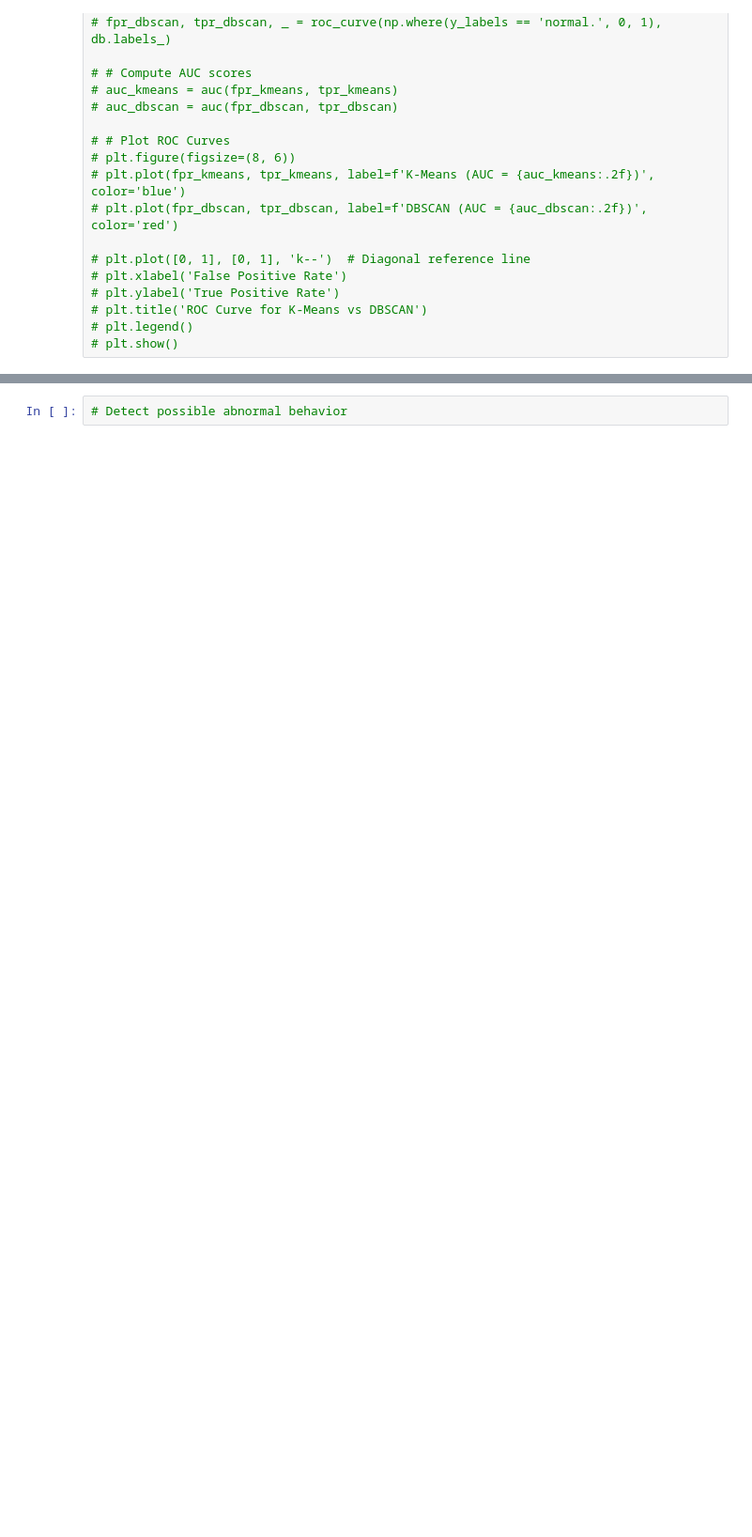
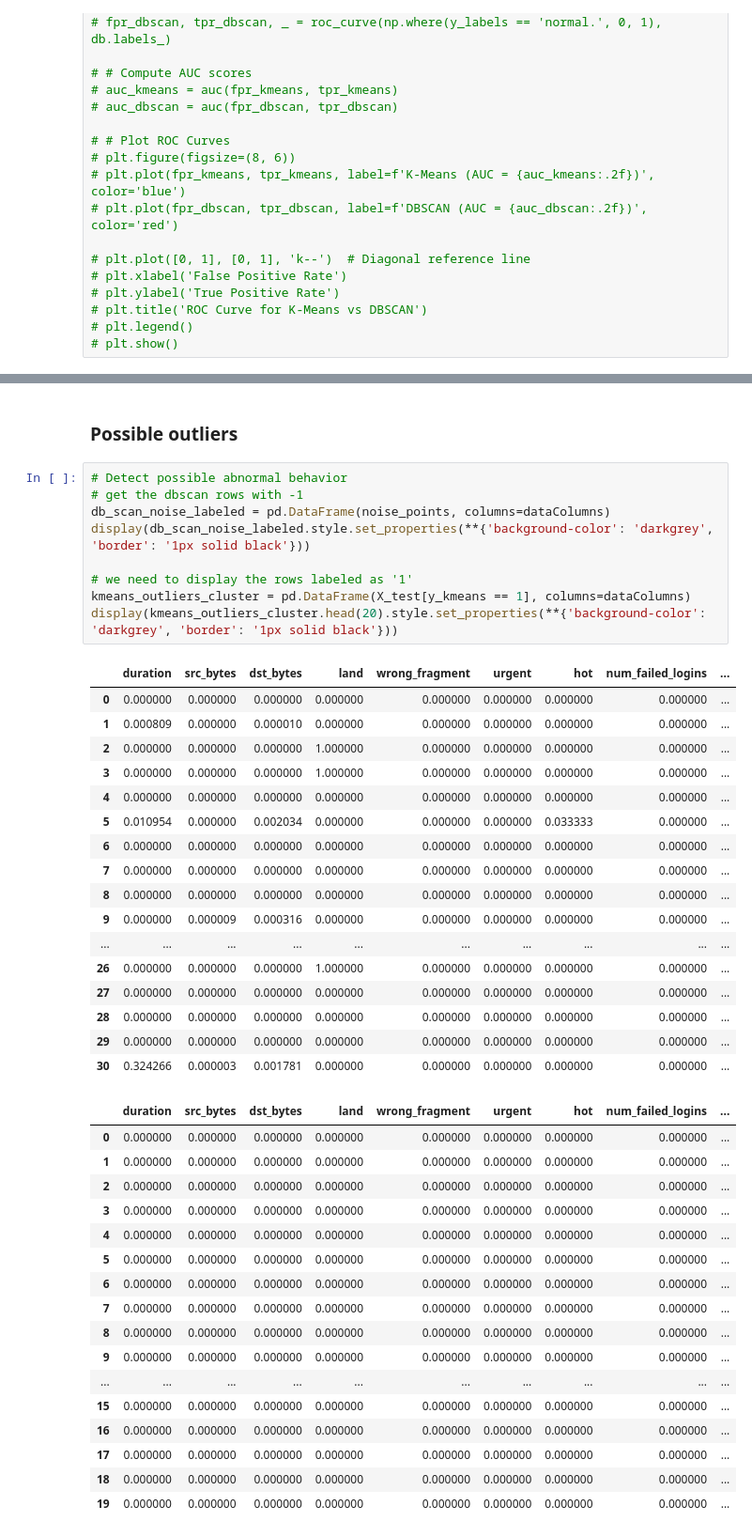
Before and after one commit to NikosKontou/6103_project, a Jupyter notebook: team_project.ipynb, the cells around one changed output, grey strips where cells are left out. Shown: that part at 94% size. Cells and saved outputs as stored; diff of their text form; blank space fills up the shorter version.

Commit message:
display possible outliers
also get the label of each cluster for kmeans

```diff
--- a/team_project.ipynb
+++ b/team_project.ipynb
@@ -406,2 +368,46 @@ Index(['duration', 'src_bytes', 'dst_bytes', 'land', 'wrong_fragment',
+# %% [markdown]
+### Possible outliers
 # %%
 # Detect possible abnormal behavior
+# get the dbscan rows with -1
+db_scan_noise_labeled = pd.DataFrame(noise_points, columns=dataColumns)
+display(db_scan_noise_labeled.style.set_properties(**{'background-color': 'darkgrey', 'border': '1px solid black'}))
+
+# we need to display the rows labeled as '1'
+kmeans_outliers_cluster = pd.DataFrame(X_test[y_kmeans == 1], columns=dataColumns)
+display(kmeans_outliers_cluster.head(20).style.set_properties(**{'background-color': 'darkgrey', 'border': '1px solid black'}))
+# %% [output]
+|  | duration | src_bytes | dst_bytes | land | wrong_fragment | urgent | hot | num_failed_logins | ... |
+| 0 | 0.000000 | 0.000000 | 0.000000 | 0.000000 | 0.000000 | 0.000000 | 0.000000 | 0.000000 | ... |
+| 1 | 0.000809 | 0.000000 | 0.000010 | 0.000000 | 0.000000 | 0.000000 | 0.000000 | 0.000000 | ... |
+| 2 | 0.000000 | 0.000000 | 0.000000 | 1.000000 | 0.000000 | 0.000000 | 0.000000 | 0.000000 | ... |
+| 3 | 0.000000 | 0.000000 | 0.000000 | 1.000000 | 0.000000 | 0.000000 | 0.000000 | 0.000000 | ... |
+| 4 | 0.000000 | 0.000000 | 0.000000 | 0.000000 | 0.000000 | 0.000000 | 0.000000 | 0.000000 | ... |
+| 5 | 0.010954 | 0.000000 | 0.002034 | 0.000000 | 0.000000 | 0.000000 | 0.033333 | 0.000000 | ... |
+| 6 | 0.000000 | 0.000000 | 0.000000 | 0.000000 | 0.000000 | 0.000000 | 0.000000 | 0.000000 | ... |
+| 7 | 0.000000 | 0.000000 | 0.000000 | 0.000000 | 0.000000 | 0.000000 | 0.000000 | 0.000000 | ... |
+| 8 | 0.000000 | 0.000000 | 0.000000 | 0.000000 | 0.000000 | 0.000000 | 0.000000 | 0.000000 | ... |
+| 9 | 0.000000 | 0.000009 | 0.000316 | 0.000000 | 0.000000 | 0.000000 | 0.000000 | 0.000000 | ... |
+| ... | ... | ... | ... | ... | ... | ... | ... | ... | ... |
+| 26 | 0.000000 | 0.000000 | 0.000000 | 1.000000 | 0.000000 | 0.000000 | 0.000000 | 0.000000 | ... |
+| 27 | 0.000000 | 0.000000 | 0.000000 | 0.000000 | 0.000000 | 0.000000 | 0.000000 | 0.000000 | ... |
+| 28 | 0.000000 | 0.000000 | 0.000000 | 0.000000 | 0.000000 | 0.000000 | 0.000000 | 0.000000 | ... |
+| 29 | 0.000000 | 0.000000 | 0.000000 | 0.000000 | 0.000000 | 0.000000 | 0.000000 | 0.000000 | ... |
+| 30 | 0.324266 | 0.000003 | 0.001781 | 0.000000 | 0.000000 | 0.000000 | 0.000000 | 0.000000 | ... |
+|  | duration | src_bytes | dst_bytes | land | wrong_fragment | urgent | hot | num_failed_logins | ... |
+| 0 | 0.000000 | 0.000000 | 0.000000 | 0.000000 | 0.000000 | 0.000000 | 0.000000 | 0.000000 | ... |
+| 1 | 0.000000 | 0.000000 | 0.000000 | 0.000000 | 0.000000 | 0.000000 | 0.000000 | 0.000000 | ... |
+| 2 | 0.000000 | 0.000000 | 0.000000 | 0.000000 | 0.000000 | 0.000000 | 0.000000 | 0.000000 | ... |
+| 3 | 0.000000 | 0.000000 | 0.000000 | 0.000000 | 0.000000 | 0.000000 | 0.000000 | 0.000000 | ... |
+| 4 | 0.000000 | 0.000000 | 0.000000 | 0.000000 | 0.000000 | 0.000000 | 0.000000 | 0.000000 | ... |
+| 5 | 0.000000 | 0.000000 | 0.000000 | 0.000000 | 0.000000 | 0.000000 | 0.000000 | 0.000000 | ... |
+| 6 | 0.000000 | 0.000000 | 0.000000 | 0.000000 | 0.000000 | 0.000000 | 0.000000 | 0.000000 | ... |
+| 7 | 0.000000 | 0.000000 | 0.000000 | 0.000000 | 0.000000 | 0.000000 | 0.000000 | 0.000000 | ... |
+| 8 | 0.000000 | 0.000000 | 0.000000 | 0.000000 | 0.000000 | 0.000000 | 0.000000 | 0.000000 | ... |
+| 9 | 0.000000 | 0.000000 | 0.000000 | 0.000000 | 0.000000 | 0.000000 | 0.000000 | 0.000000 | ... |
+| ... | ... | ... | ... | ... | ... | ... | ... | ... | ... |
+| 15 | 0.000000 | 0.000000 | 0.000000 | 0.000000 | 0.000000 | 0.000000 | 0.000000 | 0.000000 | ... |
+| 16 | 0.000000 | 0.000000 | 0.000000 | 0.000000 | 0.000000 | 0.000000 | 0.000000 | 0.000000 | ... |
+| 17 | 0.000000 | 0.000000 | 0.000000 | 0.000000 | 0.000000 | 0.000000 | 0.000000 | 0.000000 | ... |
+| 18 | 0.000000 | 0.000000 | 0.000000 | 0.000000 | 0.000000 | 0.000000 | 0.000000 | 0.000000 | ... |
+| 19 | 0.000000 | 0.000000 | 0.000000 | 0.000000 | 0.000000 | 0.000000 | 0.000000 | 0.000000 | ... |
```
Also changed, not shown: parts of 13 cells of this notebook.
